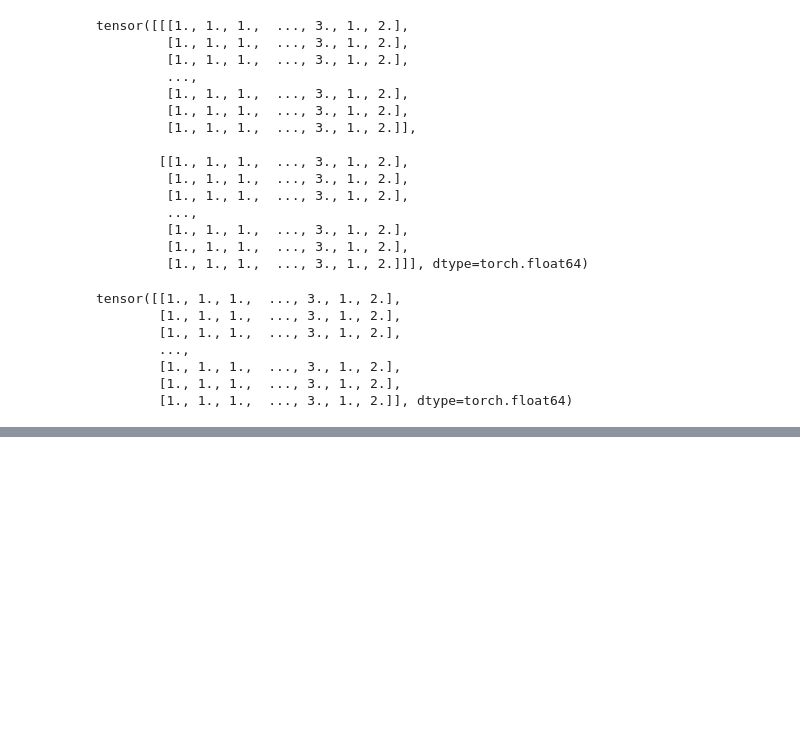
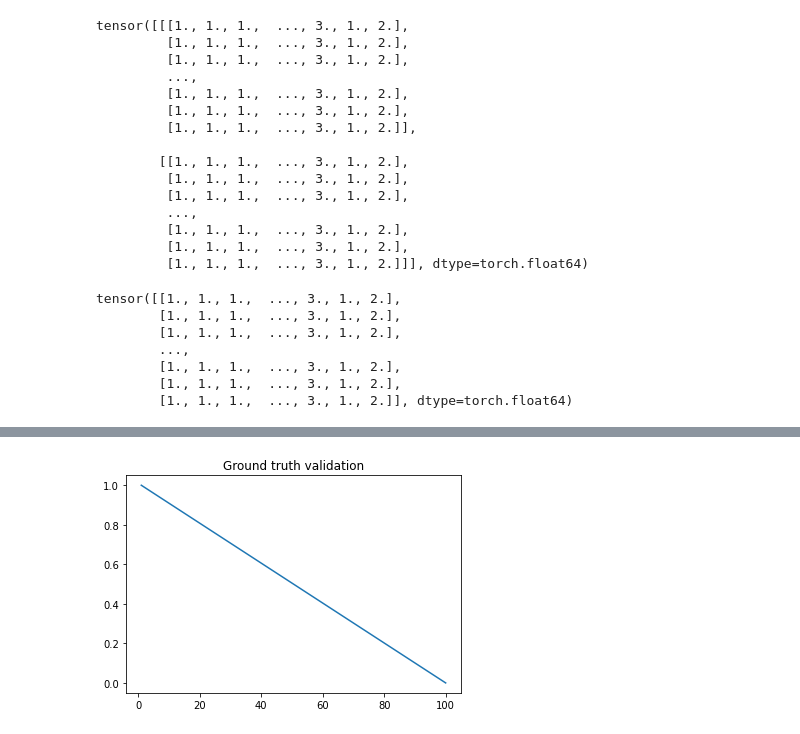
Before and after one commit to checorh/calibrate_ods, a Jupyter notebook: notebooks/bayesian_optimization/0_validate_gt.ipynb, the cells around one changed output, grey strips where cells are left out. Cells and saved outputs as stored; diff of their text form; code cells hidden in the pictures; blank space fills up the shorter version.

```diff
--- a/notebooks/bayesian_optimization/0_validate_gt.ipynb
+++ b/notebooks/bayesian_optimization/0_validate_gt.ipynb
@@ -406 +411,14 @@ plt.show()
+# %%
+df_plot = df_training#.query('bo_iteration>0')
+import numpy as np
+import matplotlib.pyplot as plt
+
+x = df_plot['bo_iteration']
+y = df_plot['epsilon_around_gt']
+
+plt.plot(x, y)
+plt.title('Ground truth validation')
+plt.show()
+# %% [output]
+[figure, added]
 # %%
```
Also changed, not shown: parts of 5 cells of this notebook.
